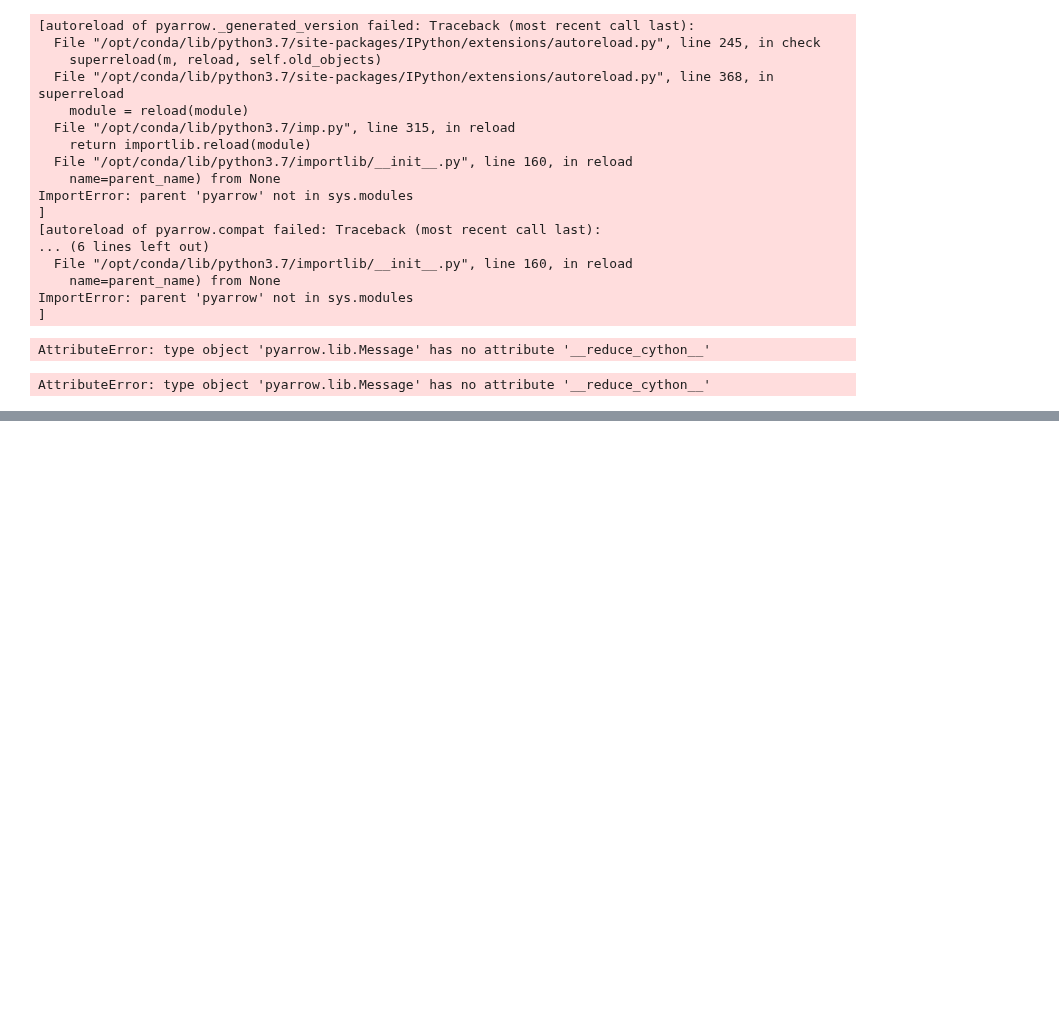
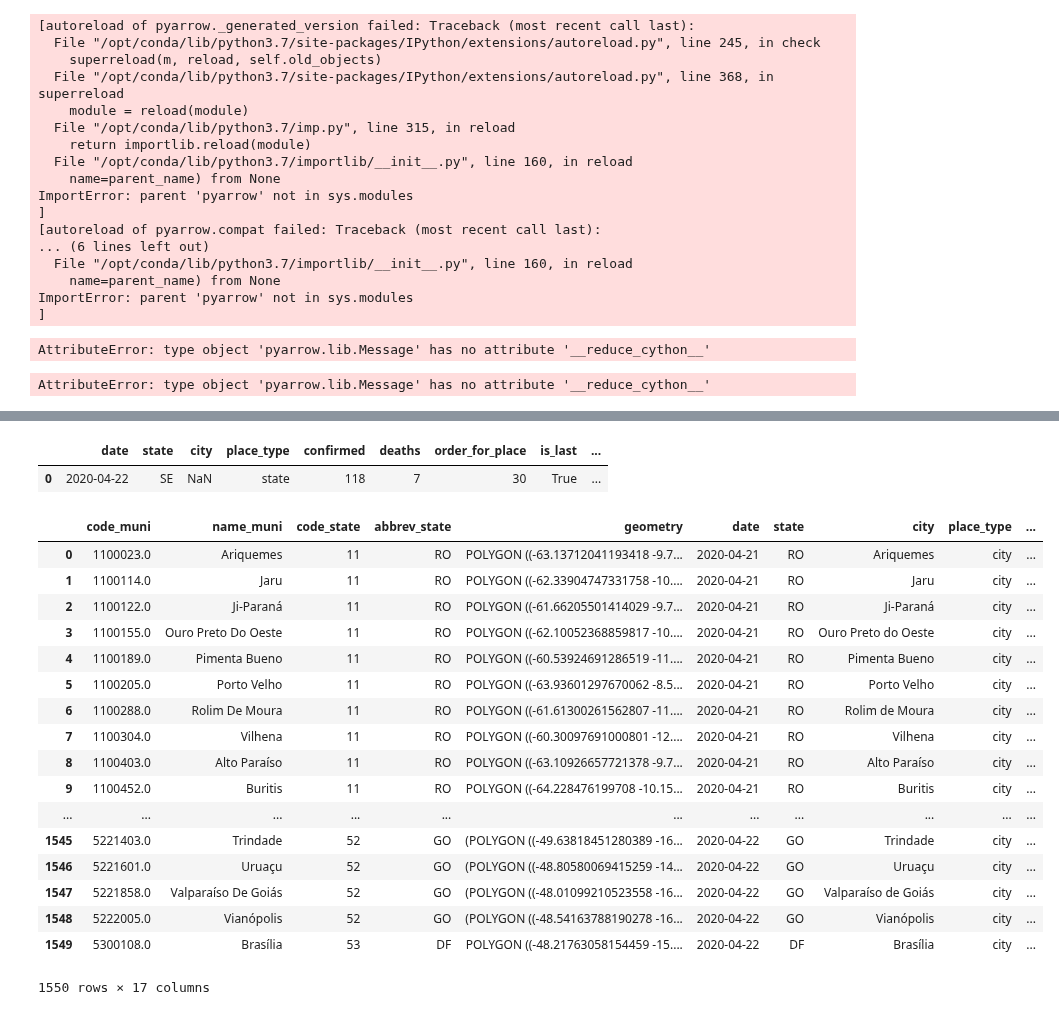
Before and after one commit to EL-BID/IDB-IDB-Invest-Coronavirus-Impact-Dashboard, a Jupyter notebook: notebooks/Add length to metatada.ipynb, the cells around one changed output, grey strips where cells are left out. Cells and saved outputs as stored; diff of their text form; code cells hidden in the pictures; blank space fills up the shorter version.

```diff
--- a/notebooks/Add length to metatada.ipynb
+++ b/notebooks/Add length to metatada.ipynb
@@ -409,0 +427,26 @@ AttributeError: type object 'pyarrow.lib.Message' has no attribute '__reduce_cyt
+# %%
+last.head(1)
+# %% [output]
+|  | date | state | city | place_type | confirmed | deaths | order_for_place | is_last | ... |
+| 0 | 2020-04-22 | SE | NaN | state | 118 | 7 | 30 | True | ... |
+# %%
+df.merge(last, left_on='code_muni', right_on='city_ibge_code')
+# %% [output]
+|  | code_muni | name_muni | code_state | abbrev_state | geometry | date | state | city | place_type | ... |
+| 0 | 1100023.0 | Ariquemes | 11 | RO | POLYGON ((-63.13712041193418 -9.7... | 2020-04-21 | RO | Ariquemes | city | ... |
+| 1 | 1100114.0 | Jaru | 11 | RO | POLYGON ((-62.33904747331758 -10.... | 2020-04-21 | RO | Jaru | city | ... |
+| 2 | 1100122.0 | Ji-Paraná | 11 | RO | POLYGON ((-61.66205501414029 -9.7... | 2020-04-21 | RO | Ji-Paraná | city | ... |
+| 3 | 1100155.0 | Ouro Preto Do Oeste | 11 | RO | POLYGON ((-62.10052368859817 -10.... | 2020-04-21 | RO | Ouro Preto do Oeste | city | ... |
+| 4 | 1100189.0 | Pimenta Bueno | 11 | RO | POLYGON ((-60.53924691286519 -11.... | 2020-04-21 | RO | Pimenta Bueno | city | ... |
+| 5 | 1100205.0 | Porto Velho | 11 | RO | POLYGON ((-63.93601297670062 -8.5... | 2020-04-21 | RO | Porto Velho | city | ... |
+| 6 | 1100288.0 | Rolim De Moura | 11 | RO | POLYGON ((-61.61300261562807 -11.... | 2020-04-21 | RO | Rolim de Moura | city | ... |
+| 7 | 1100304.0 | Vilhena | 11 | RO | POLYGON ((-60.30097691000801 -12.... | 2020-04-21 | RO | Vilhena | city | ... |
+| 8 | 1100403.0 | Alto Paraíso | 11 | RO | POLYGON ((-63.10926657721378 -9.7... | 2020-04-21 | RO | Alto Paraíso | city | ... |
+| 9 | 1100452.0 | Buritis | 11 | RO | POLYGON ((-64.228476199708 -10.15... | 2020-04-21 | RO | Buritis | city | ... |
+| ... | ... | ... | ... | ... | ... | ... | ... | ... | ... | ... |
+| 1545 | 5221403.0 | Trindade | 52 | GO | (POLYGON ((-49.63818451280389 -16... | 2020-04-22 | GO | Trindade | city | ... |
+| 1546 | 5221601.0 | Uruaçu | 52 | GO | (POLYGON ((-48.80580069415259 -14... | 2020-04-22 | GO | Uruaçu | city | ... |
+| 1547 | 5221858.0 | Valparaíso De Goiás | 52 | GO | (POLYGON ((-48.01099210523558 -16... | 2020-04-22 | GO | Valparaíso de Goiás | city | ... |
+| 1548 | 5222005.0 | Vianópolis | 52 | GO | (POLYGON ((-48.54163788190278 -16... | 2020-04-22 | GO | Vianópolis | city | ... |
+| 1549 | 5300108.0 | Brasília | 53 | DF | POLYGON ((-48.21763058154459 -15.... | 2020-04-22 | DF | Brasília | city | ... |
+1550 rows × 17 columns
```
Also changed, not shown: parts of 9 cells of this notebook, 14 other files.
